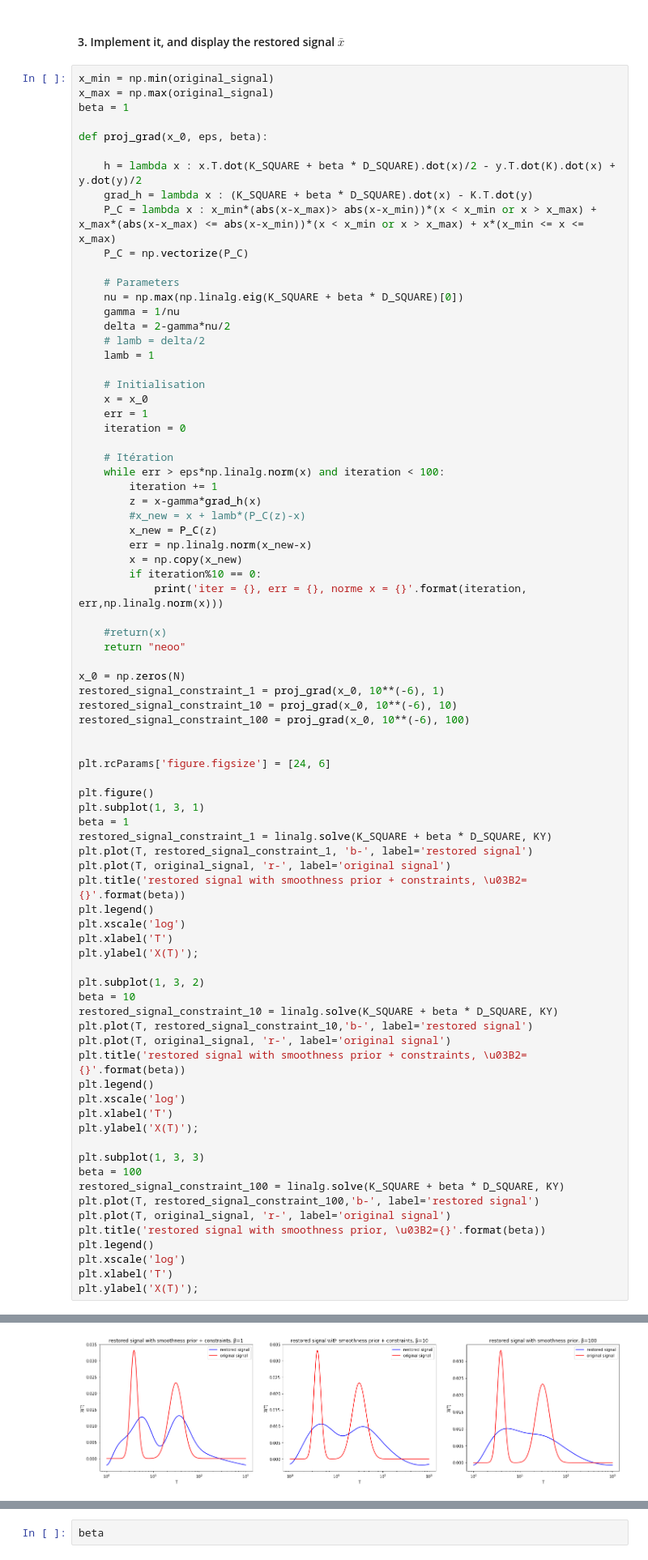
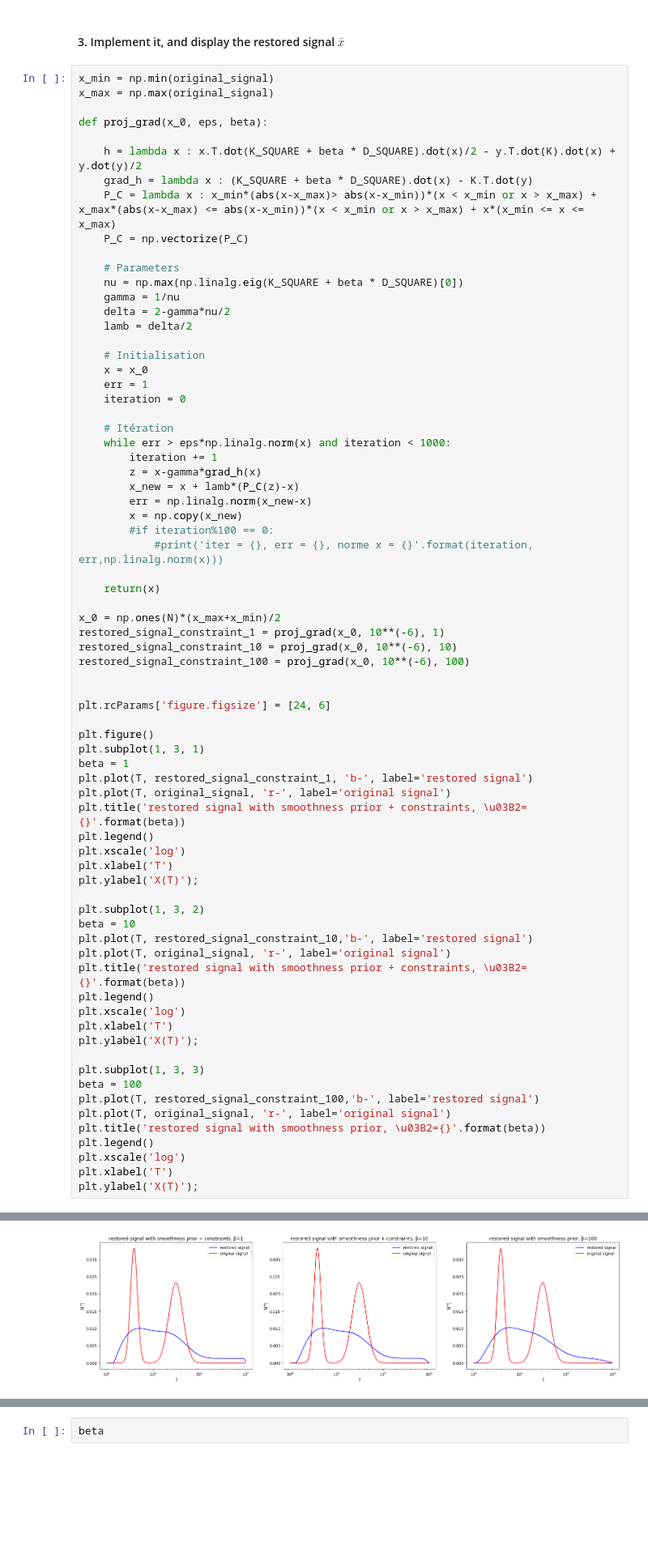
Before and after one commit to lliill/ECP, a Jupyter notebook: LSP_TPn2_Li_Martin.ipynb, the cells around one changed output, grey strips where cells are left out. Shown: that part at 81% size. Drawn from its saved outputs; the diff is of its cells as text; blank space fills up the shorter version.

```diff
--- a/LSP_TPn2_Li_Martin.ipynb
+++ b/LSP_TPn2_Li_Martin.ipynb
@@ -264,7 +264,6 @@ $\frac{1}{2} x^T(K^T K + \beta D^T D) x - y^T K x + \frac{1}{2}\|y\|^2$
 # %%
 x_min = np.min(original_signal)
 x_max = np.max(original_signal)
-beta = 1
 
 def proj_grad(x_0, eps, beta):
 
@@ -277,8 +276,7 @@ def proj_grad(x_0, eps, beta):
     nu = np.max(np.linalg.eig(K_SQUARE + beta * D_SQUARE)[0])
     gamma = 1/nu
     delta = 2-gamma*nu/2
-    # lamb = delta/2
-    lamb = 1
+    lamb = delta/2
 
     # Initialisation
     x = x_0
@@ -286,20 +284,18 @@ def proj_grad(x_0, eps, beta):
     iteration = 0
 
     # Itération
-    while err > eps*np.linalg.norm(x) and iteration < 100:
+    while err > eps*np.linalg.norm(x) and iteration < 1000:
         iteration += 1
         z = x-gamma*grad_h(x)
-        #x_new = x + lamb*(P_C(z)-x)
-        x_new = P_C(z)
+        x_new = x + lamb*(P_C(z)-x)
         err = np.linalg.norm(x_new-x)
         x = np.copy(x_new)
-        if iteration%10 == 0:
-            print('iter = {}, err = {}, norme x = {}'.format(iteration, err,np.linalg.norm(x)))
+        #if iteration%100 == 0:
+            #print('iter = {}, err = {}, norme x = {}'.format(iteration, err,np.linalg.norm(x)))
 
-    #return(x)
-    return "neoo"
+    return(x)
 
-x_0 = np.zeros(N)
+x_0 = np.ones(N)*(x_max+x_min)/2
 restored_signal_constraint_1 = proj_grad(x_0, 10**(-6), 1)
 restored_signal_constraint_10 = proj_grad(x_0, 10**(-6), 10)
 restored_signal_constraint_100 = proj_grad(x_0, 10**(-6), 100)
@@ -310,7 +306,6 @@ plt.rcParams['figure.figsize'] = [24, 6]
 plt.figure()
 plt.subplot(1, 3, 1)
 beta = 1
-restored_signal_constraint_1 = linalg.solve(K_SQUARE + beta * D_SQUARE, KY)
 plt.plot(T, restored_signal_constraint_1, 'b-', label='restored signal')
 plt.plot(T, original_signal, 'r-', label='original signal')
 plt.title('restored signal with smoothness prior + constraints, \u03B2={}'.format(beta))
@@ -321,7 +316,6 @@ plt.ylabel('X(T)');
 
 plt.subplot(1, 3, 2)
 beta = 10
-restored_signal_constraint_10 = linalg.solve(K_SQUARE + beta * D_SQUARE, KY)
 plt.plot(T, restored_signal_constraint_10,'b-', label='restored signal')
 plt.plot(T, original_signal, 'r-', label='original signal')
 plt.title('restored signal with smoothness prior + constraints, \u03B2={}'.format(beta))
@@ -332,7 +326,6 @@ plt.ylabel('X(T)');
 
 plt.subplot(1, 3, 3)
 beta = 100
-restored_signal_constraint_100 = linalg.solve(K_SQUARE + beta * D_SQUARE, KY)
 plt.plot(T, restored_signal_constraint_100,'b-', label='restored signal')
 plt.plot(T, original_signal, 'r-', label='original signal')
 plt.title('restored signal with smoothness prior, \u03B2={}'.format(beta))
@@ -361,4 +337,4 @@ iter = 100, err = 5.3320809225600846e-05, norme x = 0.08540606469317326
-[figure, old version]
+[figure, new version]
 # %%
 # %% [output]
 [ 1.44020019e-04  3.42172143e-04  3.43255095e-04  1.91128145e-04
```
Also changed, not shown: parts of 1 cell of this notebook.
